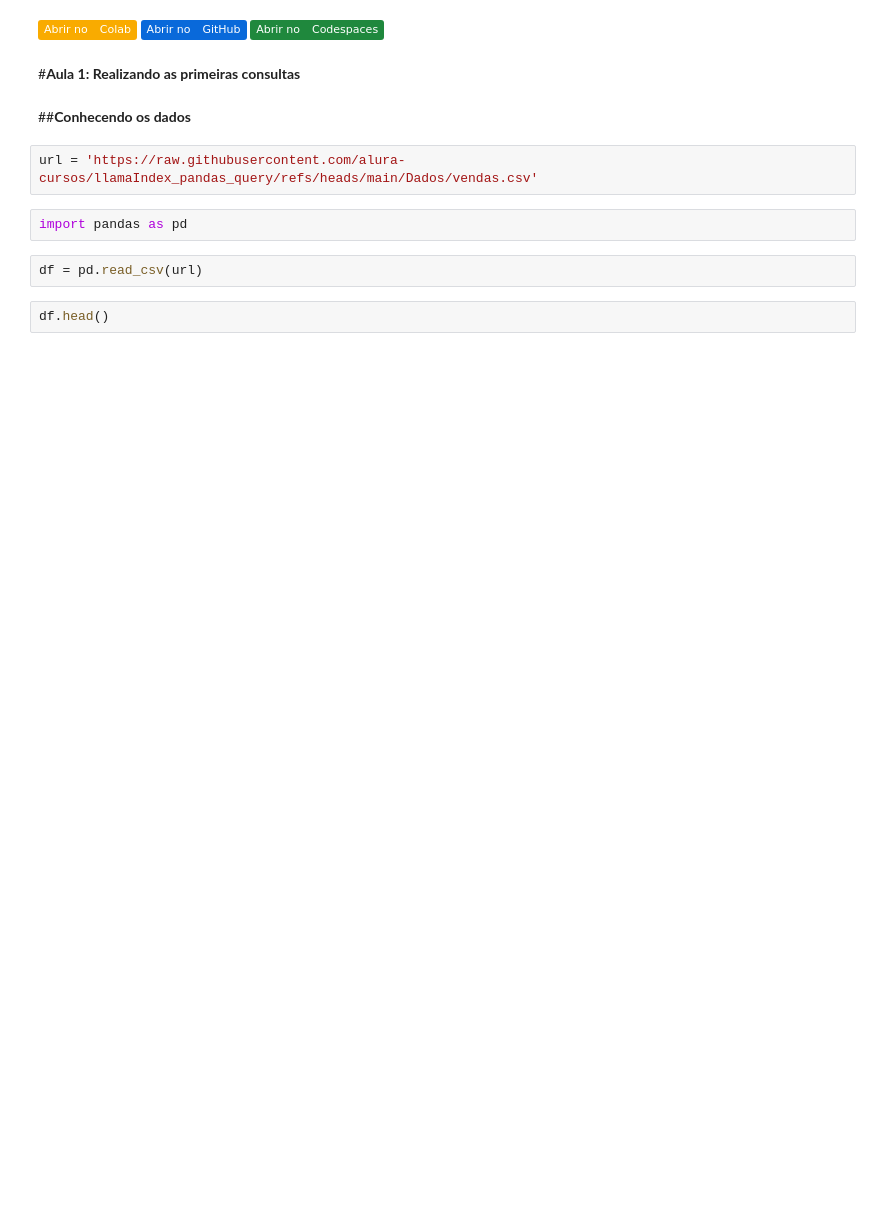
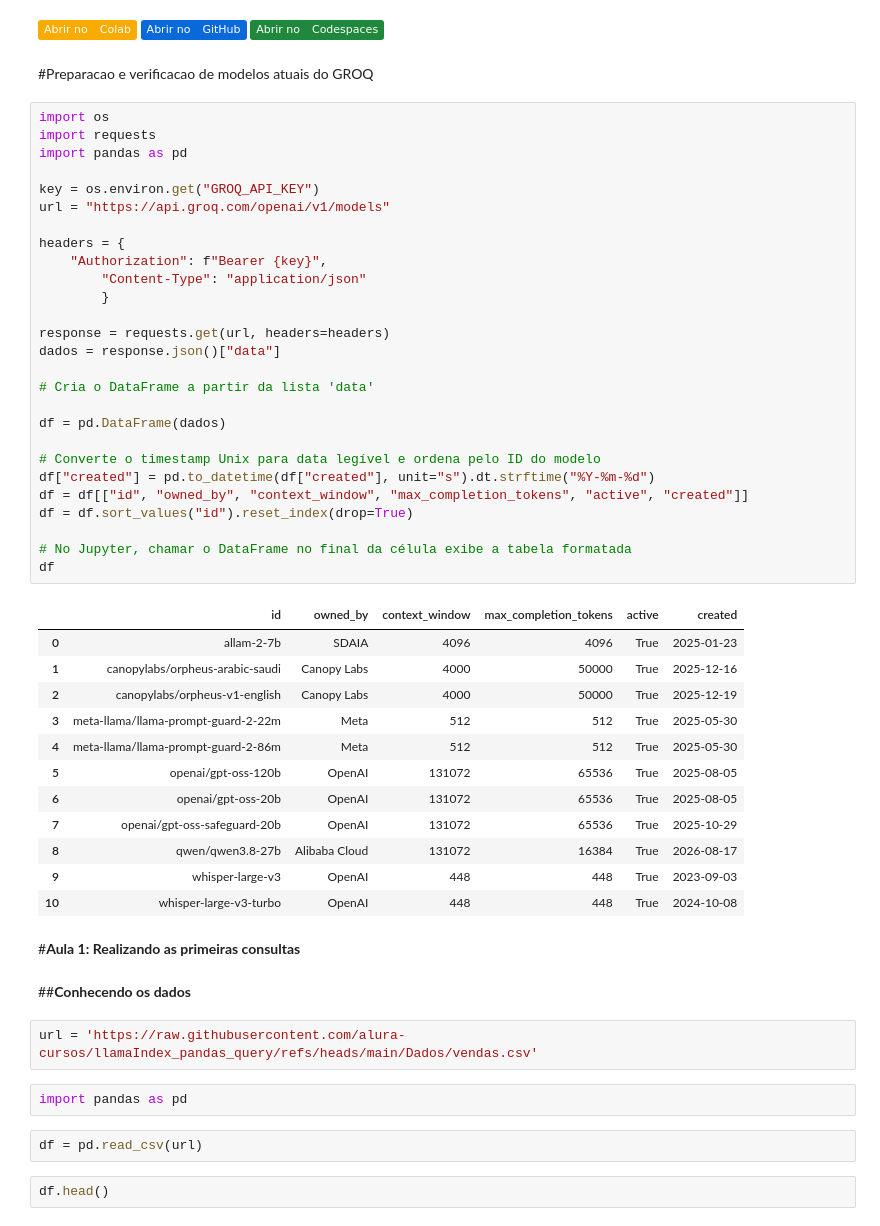
Before and after one commit to cleberfmodesto/llamaIndex_pandas_query, a Jupyter notebook: Notebooks/Aula_5.ipynb, the cells around one changed output. Cells and saved outputs as stored; diff of their text form; badges without logos; blank space fills up the shorter version.

```diff
--- a/Notebooks/Aula_5.ipynb
+++ b/Notebooks/Aula_5.ipynb
@@ -2,6 +2,48 @@
 <a href="https://colab.research.google.com/github/cleberfmodesto/llamaIndex_pandas_query/blob/main/Notebooks/Aula_5.ipynb" target="_parent"><img src="https://img.shields.io/badge/Abrir_no-Colab-F9AB00?labelColor=F9AB00&logo=googlecolab&logoColor=white" alt="Abrir no Colab"/></a>
 <a href="https://github.com/cleberfmodesto/llamaIndex_pandas_query/blob/main/Notebooks/Aula_5.ipynb" target="_parent"><img src="https://img.shields.io/badge/Abrir_no-GitHub-0969DA?labelColor=0969DA&logo=github&logoColor=white" alt="Abrir GitHub"/></a>
 <a href="https://github.com/codespaces/new?repo=cleberfmodesto/llamaIndex_pandas_query&ref=main" target="_parent"><img src="https://img.shields.io/badge/Abrir_no-Codespaces-1F883D?labelColor=1F883D&logo=github&logoColor=white" alt="Abrir no Codespaces"/></a>
+# %% [markdown]
+#Preparacao e verificacao de modelos atuais do GROQ
+# %%
+import os
+import requests
+import pandas as pd
+
+key = os.environ.get("GROQ_API_KEY")
+url = "https://api.groq.com/openai/v1/models"
+
+headers = {
+    "Authorization": f"Bearer {key}",
+        "Content-Type": "application/json"
+        }
+
+response = requests.get(url, headers=headers)
+dados = response.json()["data"]
+
+# Cria o DataFrame a partir da lista 'data'
+
+df = pd.DataFrame(dados)
+
+# Converte o timestamp Unix para data legível e ordena pelo ID do modelo
+df["created"] = pd.to_datetime(df["created"], unit="s").dt.strftime("%Y-%m-%d")
+df = df[["id", "owned_by", "context_window", "max_completion_tokens", "active", "created"]]
+df = df.sort_values("id").reset_index(drop=True)
+
+# No Jupyter, chamar o DataFrame no final da célula exibe a tabela formatada
+df
+# %% [output]
+|  | id | owned_by | context_window | max_completion_tokens | active | created |
+| 0 | allam-2-7b | SDAIA | 4096 | 4096 | True | 2025-01-23 |
+| 1 | canopylabs/orpheus-arabic-saudi | Canopy Labs | 4000 | 50000 | True | 2025-12-16 |
+| 2 | canopylabs/orpheus-v1-english | Canopy Labs | 4000 | 50000 | True | 2025-12-19 |
+| 3 | meta-llama/llama-prompt-guard-2-22m | Meta | 512 | 512 | True | 2025-05-30 |
+| 4 | meta-llama/llama-prompt-guard-2-86m | Meta | 512 | 512 | True | 2025-05-30 |
+| 5 | openai/gpt-oss-120b | OpenAI | 131072 | 65536 | True | 2025-08-05 |
+| 6 | openai/gpt-oss-20b | OpenAI | 131072 | 65536 | True | 2025-08-05 |
+| 7 | openai/gpt-oss-safeguard-20b | OpenAI | 131072 | 65536 | True | 2025-10-29 |
+| 8 | qwen/qwen3.8-27b | Alibaba Cloud | 131072 | 16384 | True | 2026-08-17 |
+| 9 | whisper-large-v3 | OpenAI | 448 | 448 | True | 2023-09-03 |
+| 10 | whisper-large-v3-turbo | OpenAI | 448 | 448 | True | 2024-10-08 |
 # %% [markdown]
 #**Aula 1: Realizando as primeiras consultas**
 # %% [markdown]
```
